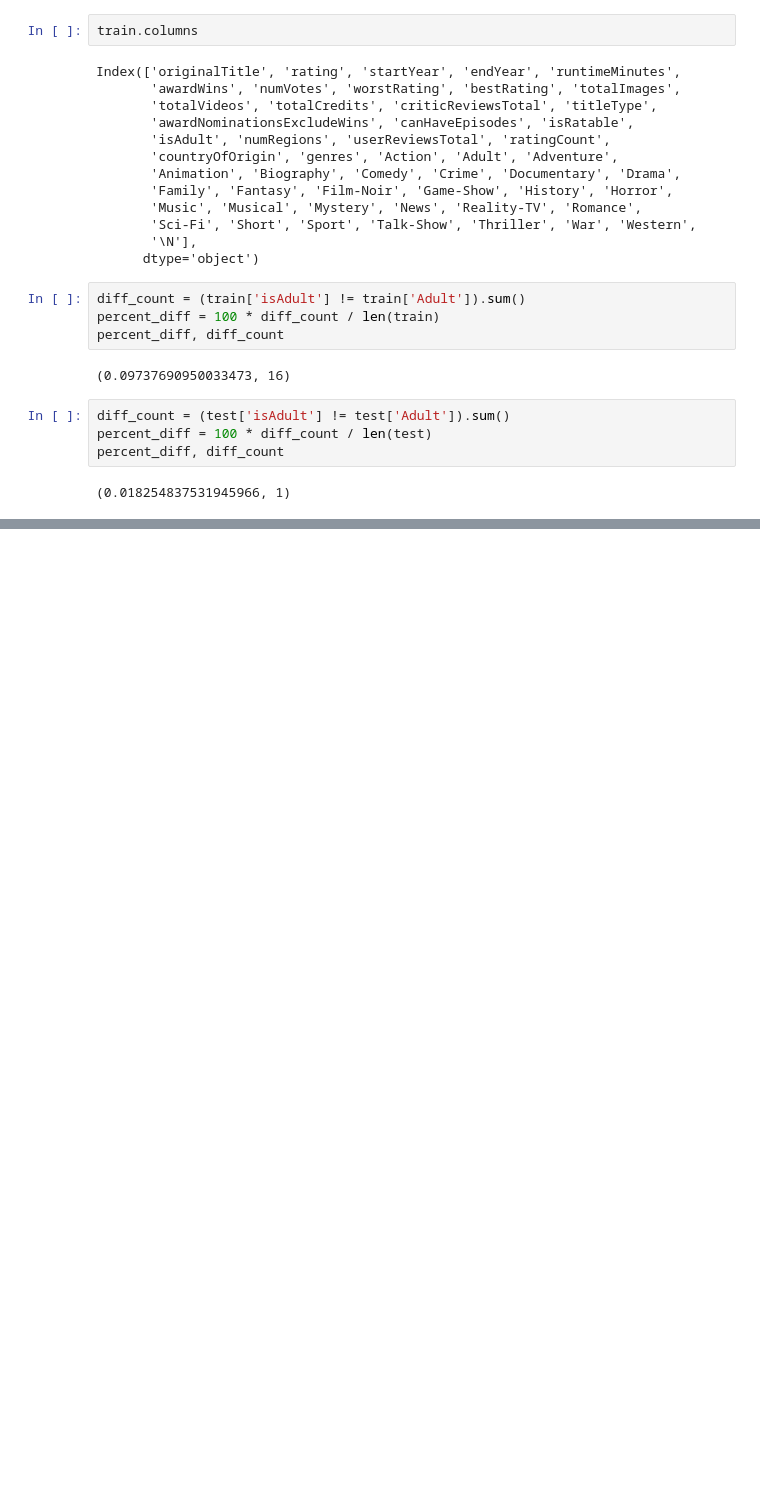
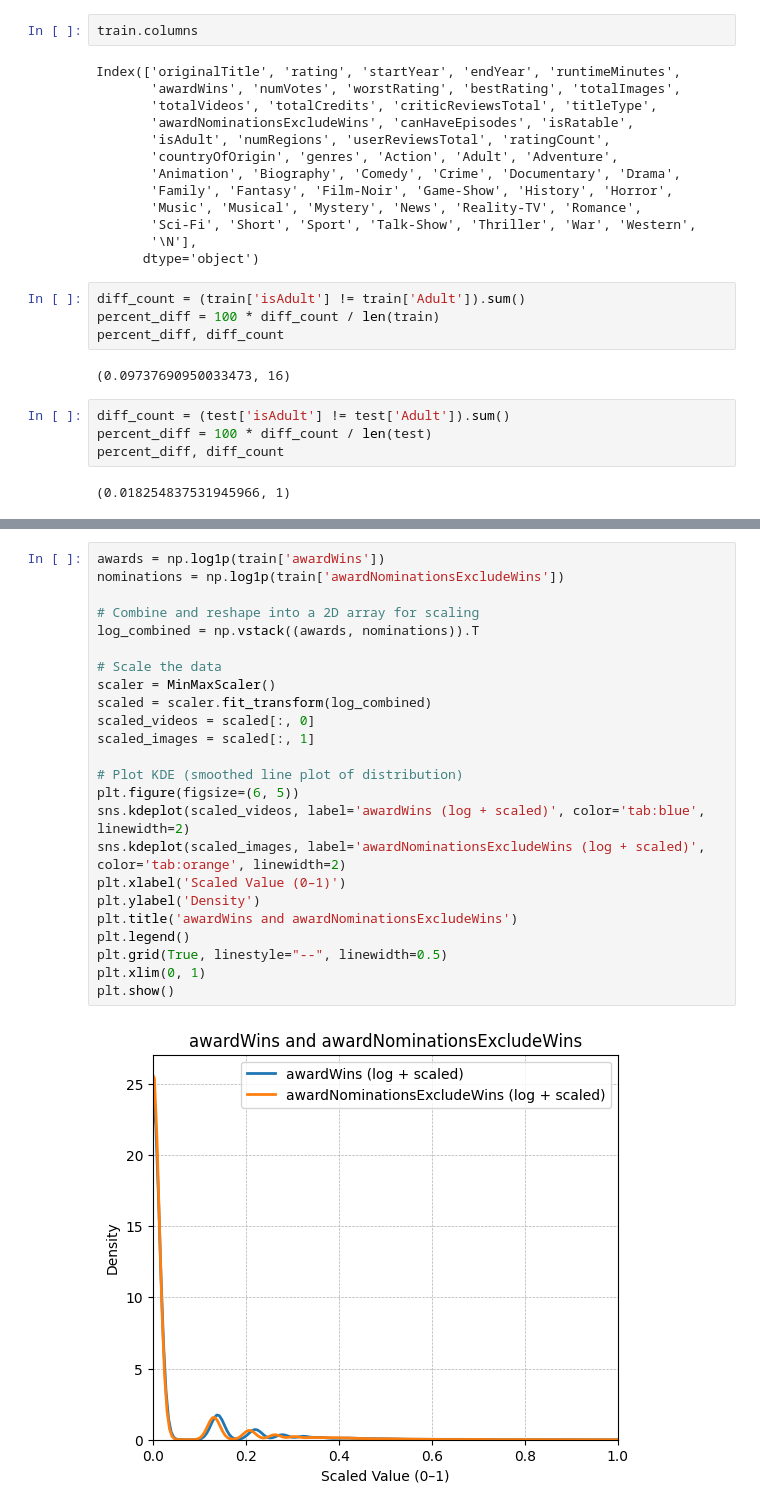
Before and after one commit to ChefBB/data_mining_1, a Jupyter notebook: code/notebook_bruno_report explorations.ipynb, the cells around one changed output, grey strips where cells are left out. Saved outputs shown, nothing was run; the diff lists cells and outputs as text; blank space fills up the shorter version.

```diff
--- a/code/notebook_bruno_report explorations.ipynb
+++ b/code/notebook_bruno_report explorations.ipynb
@@ -100,0 +133,26 @@ percent_diff, diff_count
+# %%
+awards = np.log1p(train['awardWins'])
+nominations = np.log1p(train['awardNominationsExcludeWins'])
+
+# Combine and reshape into a 2D array for scaling
+log_combined = np.vstack((awards, nominations)).T
+
+# Scale the data
+scaler = MinMaxScaler()
+scaled = scaler.fit_transform(log_combined)
+scaled_videos = scaled[:, 0]
+scaled_images = scaled[:, 1]
+
+# Plot KDE (smoothed line plot of distribution)
+plt.figure(figsize=(6, 5))
+sns.kdeplot(scaled_videos, label='awardWins (log + scaled)', color='tab:blue', linewidth=2)
+sns.kdeplot(scaled_images, label='awardNominationsExcludeWins (log + scaled)', color='tab:orange', linewidth=2)
+plt.xlabel('Scaled Value (0–1)')
+plt.ylabel('Density')
+plt.title('awardWins and awardNominationsExcludeWins')
+plt.legend()
+plt.grid(True, linestyle="--", linewidth=0.5)
+plt.xlim(0, 1)
+plt.show()
+# %% [output]
+[figure, added]
```
Also changed, not shown: parts of 1 cell of this notebook, 10 other files.
